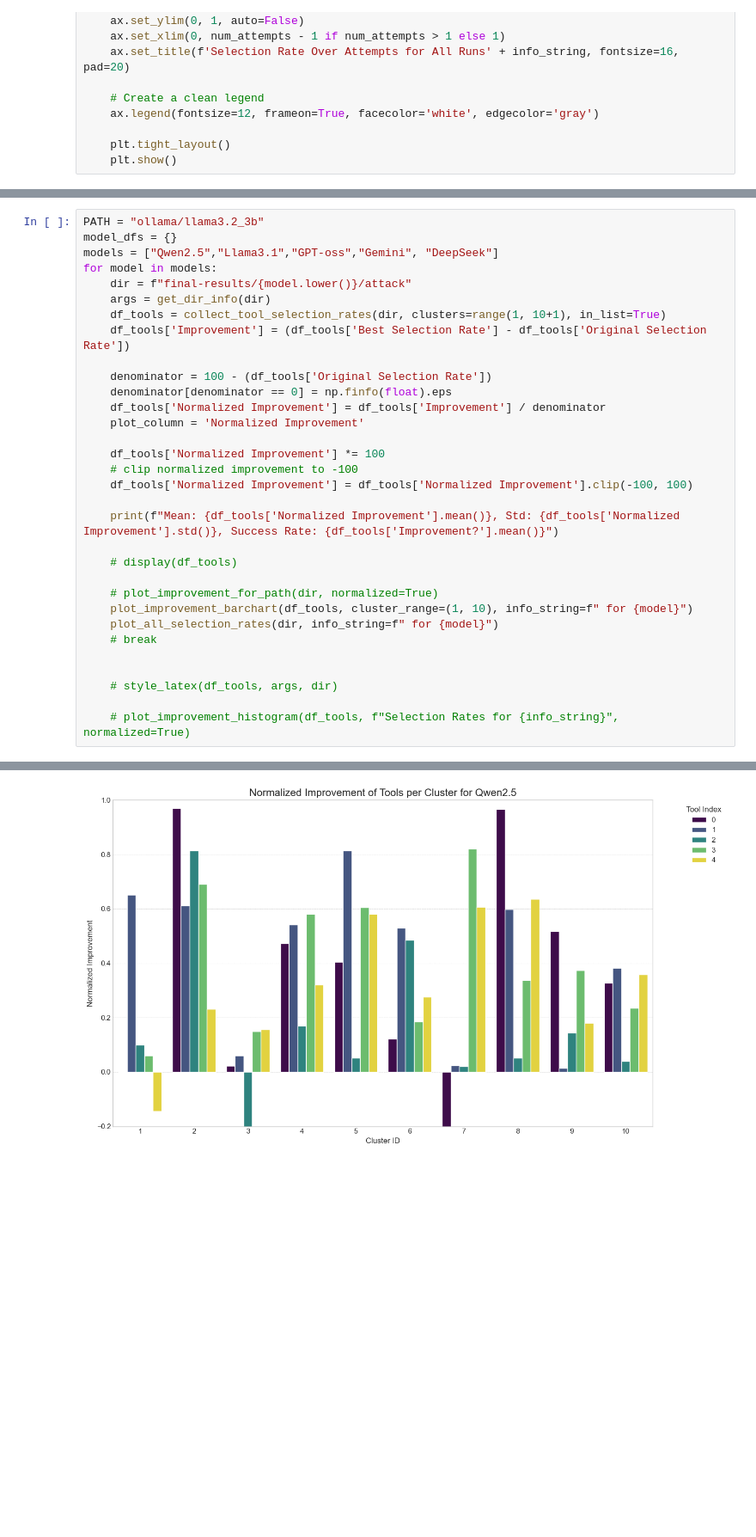
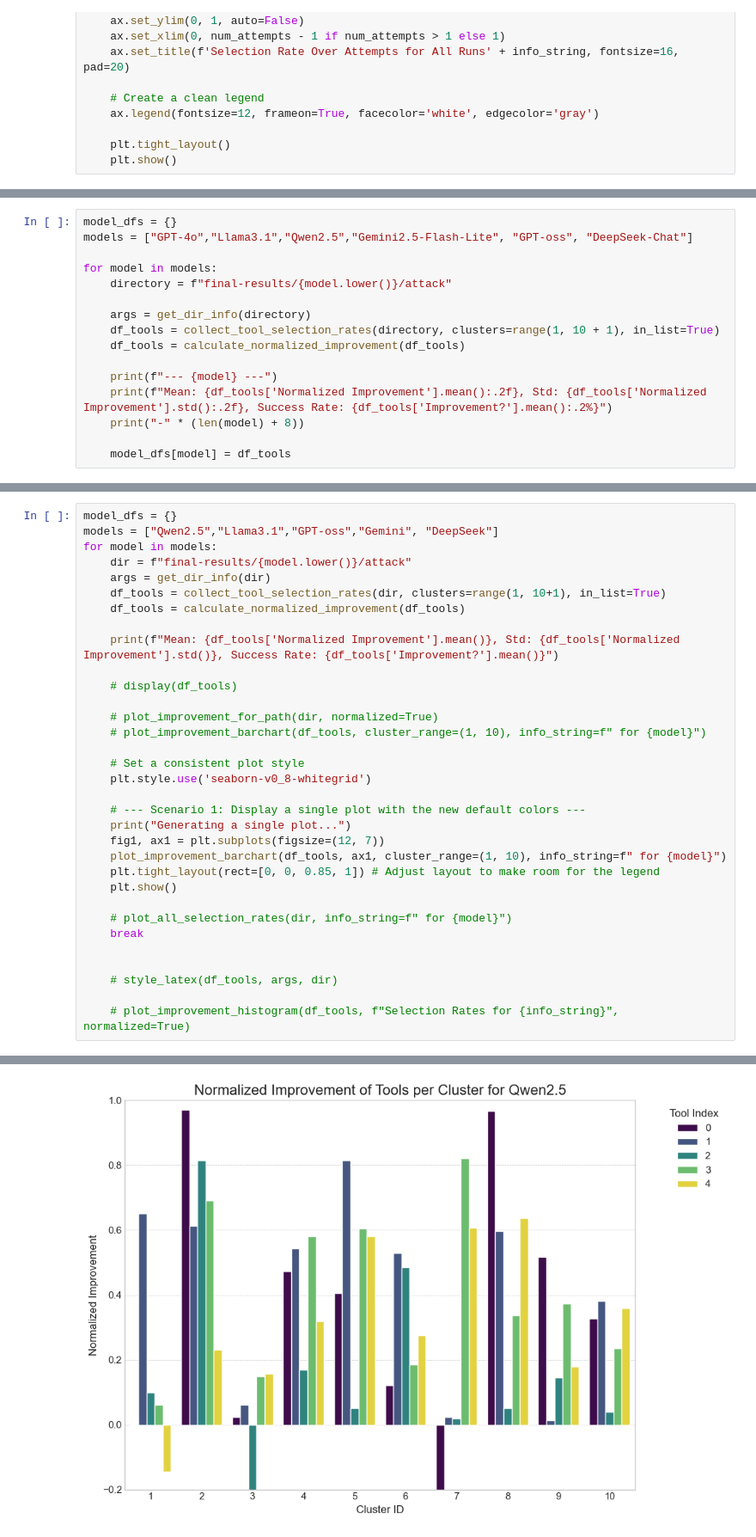
Before and after one commit to j-sneh/thesis-experiments, a Jupyter notebook: cleaner-analysis.ipynb, the cells around one changed output, grey strips where cells are left out. Shown at 86% size. Drawn from its saved outputs; the diff is of its cells as text; blank space fills up the shorter version.

Commit message:
more plots

```diff
--- a/cleaner-analysis.ipynb
+++ b/cleaner-analysis.ipynb
@@ -606,0 +694,16 @@ def plot_all_selection_rates(path, info_string=""):
+# %%
+model_dfs = {}
+models = ["GPT-4o","Llama3.1","Qwen2.5","Gemini2.5-Flash-Lite", "GPT-oss", "DeepSeek-Chat"]
+
+for model in models:
+    directory = f"final-results/{model.lower()}/attack"
+
+    args = get_dir_info(directory)
+    df_tools = collect_tool_selection_rates(directory, clusters=range(1, 10 + 1), in_list=True)
+    df_tools = calculate_normalized_improvement(df_tools)
+
+    print(f"--- {model} ---")
+    print(f"Mean: {df_tools['Normalized Improvement'].mean():.2f}, Std: {df_tools['Normalized Improvement'].std():.2f}, Success Rate: {df_tools['Improvement?'].mean():.2%}")
+    print("-" * (len(model) + 8))
+
+    model_dfs[model] = df_tools
@@ -607,30 +780,31 @@ def plot_all_selection_rates(path, info_string=""):
 # %%
-PATH = "ollama/llama3.2_3b"
 model_dfs = {}
 models = ["Qwen2.5","Llama3.1","GPT-oss","Gemini", "DeepSeek"]
 for model in models:
     dir = f"final-results/{model.lower()}/attack"
     args = get_dir_info(dir)
     df_tools = collect_tool_selection_rates(dir, clusters=range(1, 10+1), in_list=True)
-    df_tools['Improvement'] = (df_tools['Best Selection Rate'] - df_tools['Original Selection Rate'])
-
-    denominator = 100 - (df_tools['Original Selection Rate'])
-    denominator[denominator == 0] = np.finfo(float).eps
-    df_tools['Normalized Improvement'] = df_tools['Improvement'] / denominator
-    plot_column = 'Normalized Improvement'
-
-    df_tools['Normalized Improvement'] *= 100
-    # clip normalized improvement to -100
-    df_tools['Normalized Improvement'] = df_tools['Normalized Improvement'].clip(-100, 100)
+    df_tools = calculate_normalized_improvement(df_tools)
 
     print(f"Mean: {df_tools['Normalized Improvement'].mean()}, Std: {df_tools['Normalized Improvement'].std()}, Success Rate: {df_tools['Improvement?'].mean()}")
 
     # display(df_tools)
 
     # plot_improvement_for_path(dir, normalized=True)
-    plot_improvement_barchart(df_tools, cluster_range=(1, 10), info_string=f" for {model}")
-    plot_all_selection_rates(dir, info_string=f" for {model}")
-    # break
+    # plot_improvement_barchart(df_tools, cluster_range=(1, 10), info_string=f" for {model}")
+
+    # Set a consistent plot style
+    plt.style.use('seaborn-v0_8-whitegrid')
+
+    # --- Scenario 1: Display a single plot with the new default colors ---
+    print("Generating a single plot...")
+    fig1, ax1 = plt.subplots(figsize=(12, 7))
+    plot_improvement_barchart(df_tools, ax1, cluster_range=(1, 10), info_string=f" for {model}")
+    plt.tight_layout(rect=[0, 0, 0.85, 1]) # Adjust layout to make room for the legend
+    plt.show()
+
+    # plot_all_selection_rates(dir, info_string=f" for {model}")
+    break
 
 
     # style_latex(df_tools, args, dir)
@@ -641 +816 @@ Mean: 32.767677811325136, Std: 31.57097221527473, Success Rate: 0.92
-[figure, old version]
+[figure, new version]
```
Also changed, not shown: parts of 6 cells of this notebook.
